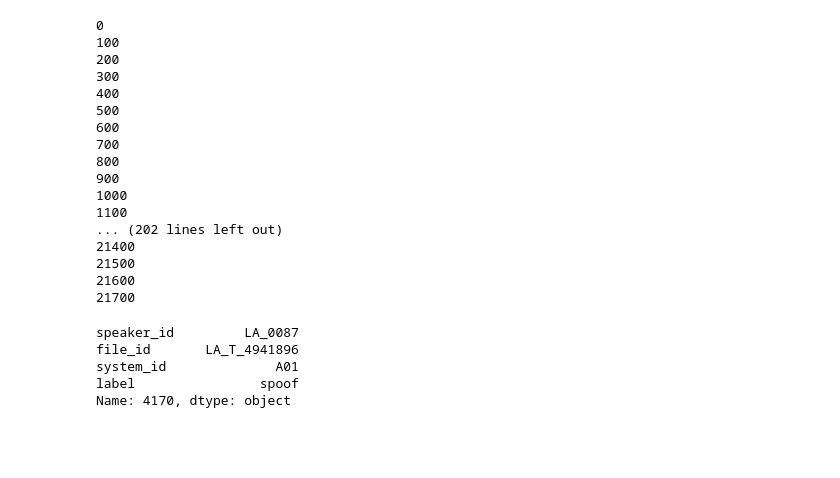
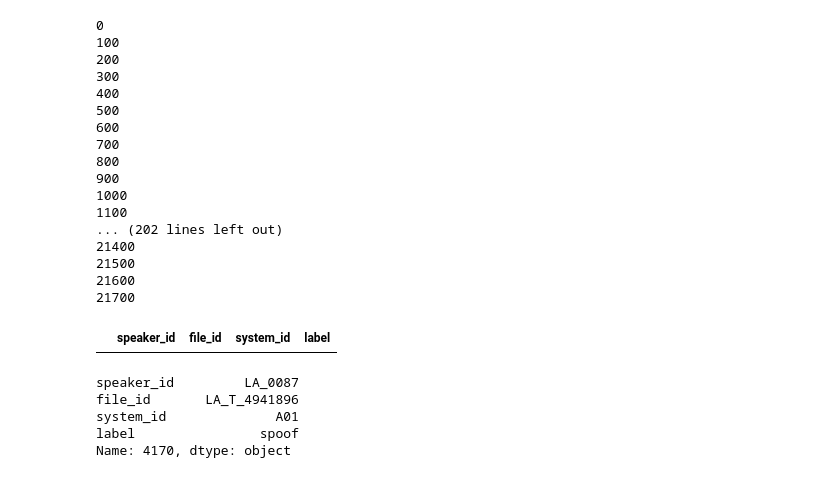
Before and after one commit to javadssmsh/spoof_detection_deep_features, a Jupyter notebook: WaveletCNN/data_prep _and_level_wise_WPT/ASVspoof2019_data_prepration.ipynb, the cells around one changed output. Drawn from its saved outputs; the diff is of its cells as text; code cells hidden in the pictures; blank space fills up the shorter version.

```diff
--- a/WaveletCNN/data_prep _and_level_wise_WPT/ASVspoof2019_data_prepration.ipynb
+++ b/WaveletCNN/data_prep _and_level_wise_WPT/ASVspoof2019_data_prepration.ipynb
@@ -90,6 +85,6 @@ train_protocol.iloc[1,1]
 # %%
 #import names of files in dataset
-path = r'/content/drive/My Drive/SA/Code/spoof_detection_deep_features/data/ASVspoof2019/LA/ASVspoof2019_LA_train/flac'
+path = r'/home/rohita/rohit/spoof/ASVspoof2019/LA/ASVspoof2019_LA_train/flac'
 files = []
 missing=[]
 print(path)
@@ -100,4 +95,20 @@ for r, d, f in os.walk(path):
         else:
             missing.append(file)
 print(len(files))
+
+
+files = [s.split('/') for s in files]
+
+files = [s[-1] for s in files]
+
+files = [s[:-5] for s in files]
+
+files1 = [s.split(' ') for s in files]
+
+for s in files:
+    if len(s)>12:
+        print(s)
+        files.remove(s)
+
+train_file_id = list(train_protocol.iloc[:,1])
 # %% [output]
@@ -142,14 +118,14 @@ train_file_id
 train_labels = []
 train_audio = []
 for count,audio in enumerate(files):
-  index = train_file_id.index(audio)
-  if bool(index) == True:
-    train_audio.append(lb.load('/content/drive/My Drive/SA/Code/spoof_detection_deep_features/data/ASVspoof2019/LA/ASVspoof2019_LA_train/flac/'+audio+'.flac',sr=16000))
-    train_labels.append(train_protocol.iloc[index,3])
-  if count%100 == 0 :
-    print(count)
-np.save("",np.array(train_audio))
-np.save("",train_labels)
+    index = train_file_id.index(audio)
+    if bool(index) == True:
+        train_audio.append(lb.load('/home/rohita/rohit/spoof/ASVspoof2019/LA/ASVspoof2019_LA_train/flac/'+audio+'.flac',sr=16000))
+        train_labels.append(train_protocol.iloc[index,3])
+    if count%100 == 0 :
+        print(count)
+np.save("/home/rohita/rohit/spoof/npy_data_asvspoof/ASVspoof2019_train.npy",np.array(train_audio))
+np.save("/home/rohita/rohit/spoof/npy_data_asvspoof/ASVspoof2019_train_labels.npy",train_labels)
 # %% [output]
 0
 100
@@ -168,3 +144,15 @@ np.save("",train_labels)
 21500
 21600
 21700
+# %%
+train_protocol_ordered_based_on_files = pd.DataFrame(columns=['speaker_id','file_id','system_id','label'])
+for count,audio in enumerate(files):
+    index = train_file_id.index(audio)
+    if bool(index) == True:
+        train_protocol_ordered_based_on_files=train_protocol_ordered_based_on_files.append(train_protocol.iloc[index])
+    if count%100 == 0 :
+        print(count)
+# %%
+train_protocol_ordered_based_on_files
+# %% [output]
+|  | speaker_id | file_id | system_id | label |
```
Also changed, not shown: parts of 46 cells of this notebook, 17 other files.
